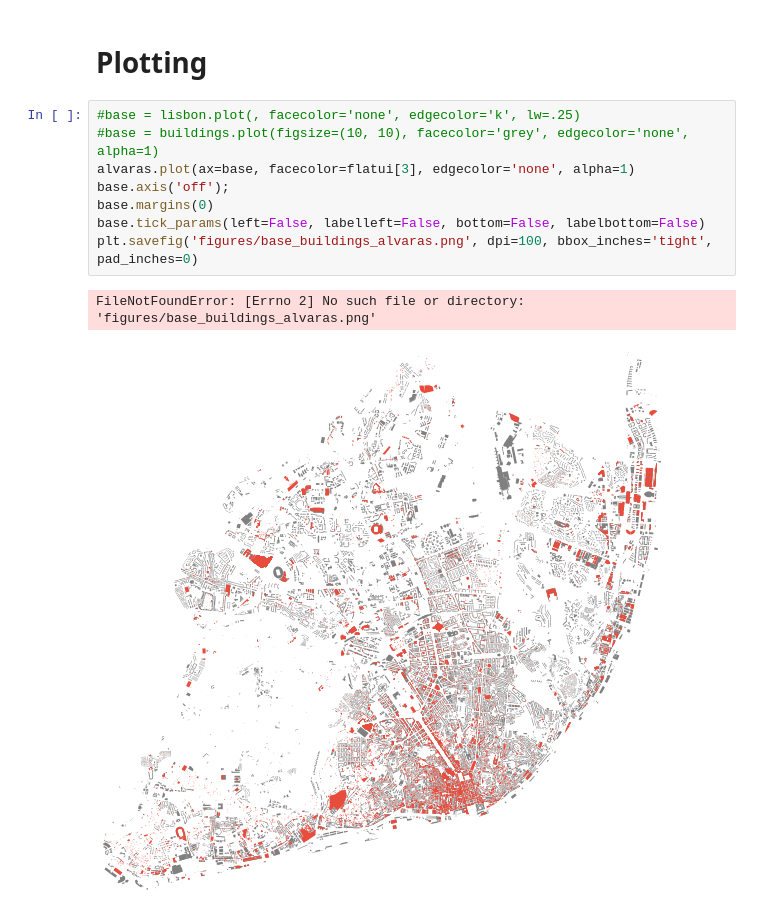
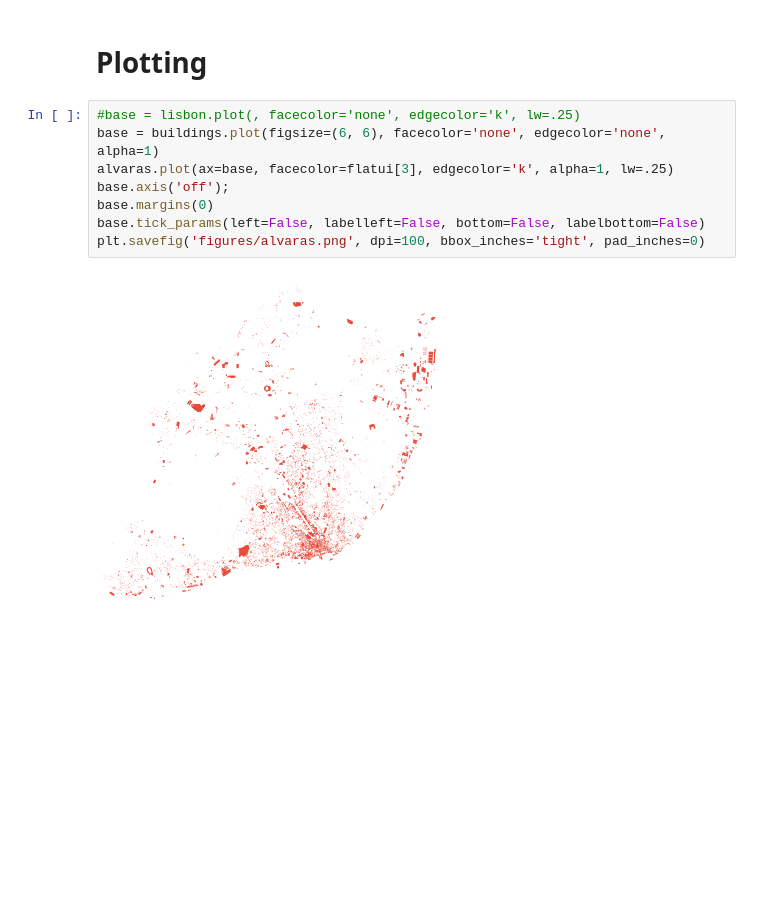
Before and after one commit to ricardozacarias/lisbon-buildings, a Jupyter notebook: main.ipynb, the cells around one changed output. Saved outputs shown, nothing was run; the diff lists cells and outputs as text; blank space fills up the shorter version.

Commit message:
added image

```diff
--- a/main.ipynb
+++ b/main.ipynb
@@ -94,12 +94,11 @@ alvaras = alvaras.to_crs('EPSG:3763')
 # Plotting
 # %%
 #base = lisbon.plot(, facecolor='none', edgecolor='k', lw=.25)
-#base = buildings.plot(figsize=(10, 10), facecolor='grey', edgecolor='none', alpha=1)
-alvaras.plot(ax=base, facecolor=flatui[3], edgecolor='none', alpha=1)
+base = buildings.plot(figsize=(6, 6), facecolor='none', edgecolor='none', alpha=1)
+alvaras.plot(ax=base, facecolor=flatui[3], edgecolor='k', alpha=1, lw=.25)
 base.axis('off');
 base.margins(0)
 base.tick_params(left=False, labelleft=False, bottom=False, labelbottom=False)
-plt.savefig('figures/base_buildings_alvaras.png', dpi=100, bbox_inches='tight', pad_inches=0)
+plt.savefig('figures/alvaras.png', dpi=100, bbox_inches='tight', pad_inches=0)
 # %% [output]
-FileNotFoundError: [Errno 2] No such file or directory: 'figures/base_buildings_alvaras.png'
-[figure, old version]
+[figure, new version]
```
Also changed, not shown: 1 other file.
